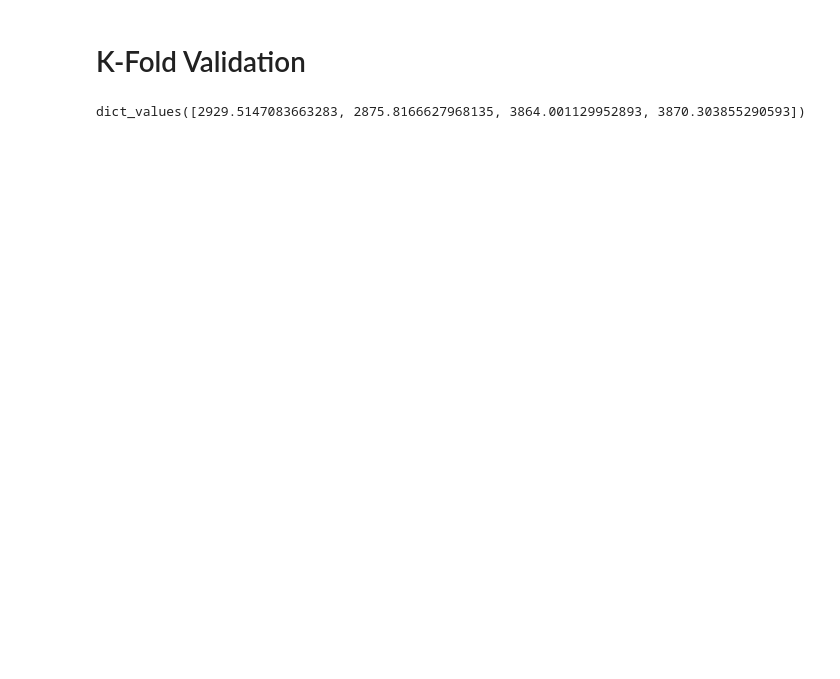
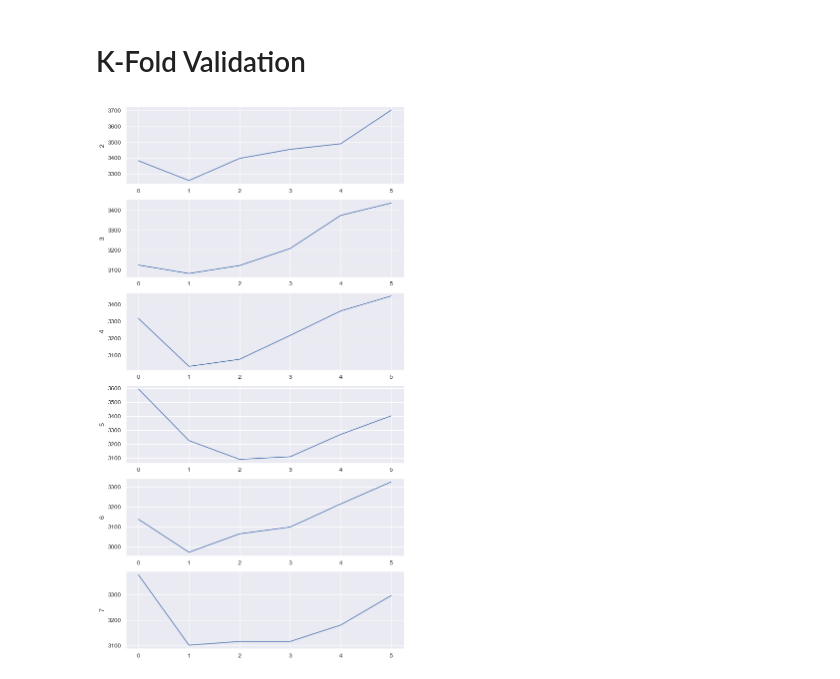
Before and after one commit to chouwwa/Predicting-Car-Prices, a Jupyter notebook: Predicting Car Prices.ipynb, the cells around one changed output. Saved outputs shown, nothing was run; the diff lists cells and outputs as text; code cells hidden in the pictures; blank space fills up the shorter version.

```diff
--- a/Predicting Car Prices.ipynb
+++ b/Predicting Car Prices.ipynb
@@ -273,14 +301,42 @@ hyprprmtr
 # %% [markdown]
 # K-Fold Validation
 # %%
-# knn = KNeighborsRegressor()
-# np.random.seed(1)
-# shuffled_df = df.reindex(np.permutation(df.index))
+def k_fold_validation(df, train_cols, target_col, k=[5], f=[10]):
+    k = list(k)
+    f = list(f)
+    train_cols = list(train_cols)
+    grid_mean = {key:[] for key in f}
+    grid_std = {key:[] for key in f}
+    #     grid = {}
+    knn = KNeighborsRegressor()
+    for folds in f:
+        for neighbors in k:
+            knn.set_params(n_neighbors=neighbors)
+            kf = KFold(folds, shuffle=True, random_state=1)
+            cross_vals = np.abs(cross_val_score(knn,
+                                                df[train_cols], df[target_col],
+                                                scoring='neg_root_mean_squared_error',
+                                                cv=kf
+                                               )
+                               )
+#             display(folds, neighbors)
+            grid_mean[folds].append(np.mean(cross_vals))
+            grid_std[folds].append(np.std(cross_vals))
 
-# split = int(shuffled_df.shape[0] * .8)
-# train = shuffled_df[:split]
-# test = shuffled_df[split:]
+#     display(grid)
+#     grid = pd.DataFrame(grid)
+#     return grid, grid.mean(), grid.std()
+    return pd.DataFrame(grid_mean), pd.DataFrame(grid_std)
 # %%
-multi.values()
+search_fold_k = k_fold_validation(normal_working_set, ['engine-size'], 'price', k=range(2,8), f=range(2,11))
+search_mean = search_fold_k[0]
+search_std = search_fold_k[1]
-# %% [output]
-dict_values([2929.5147083663283, 2875.8166627968135, 3864.001129952893, 3870.303855290593])
+# %%
+# search_mean
+l = len(search_mean)
+plt.figure('search_mean', figsize=(10,20))
+for i in range(l):
+    plt.subplot(l,1,i+1)
+    sns.lineplot(data=search_mean.iloc[:,i])
+# %% [output]
+[figure, added]
```
Also changed, not shown: parts of 11 cells of this notebook.
